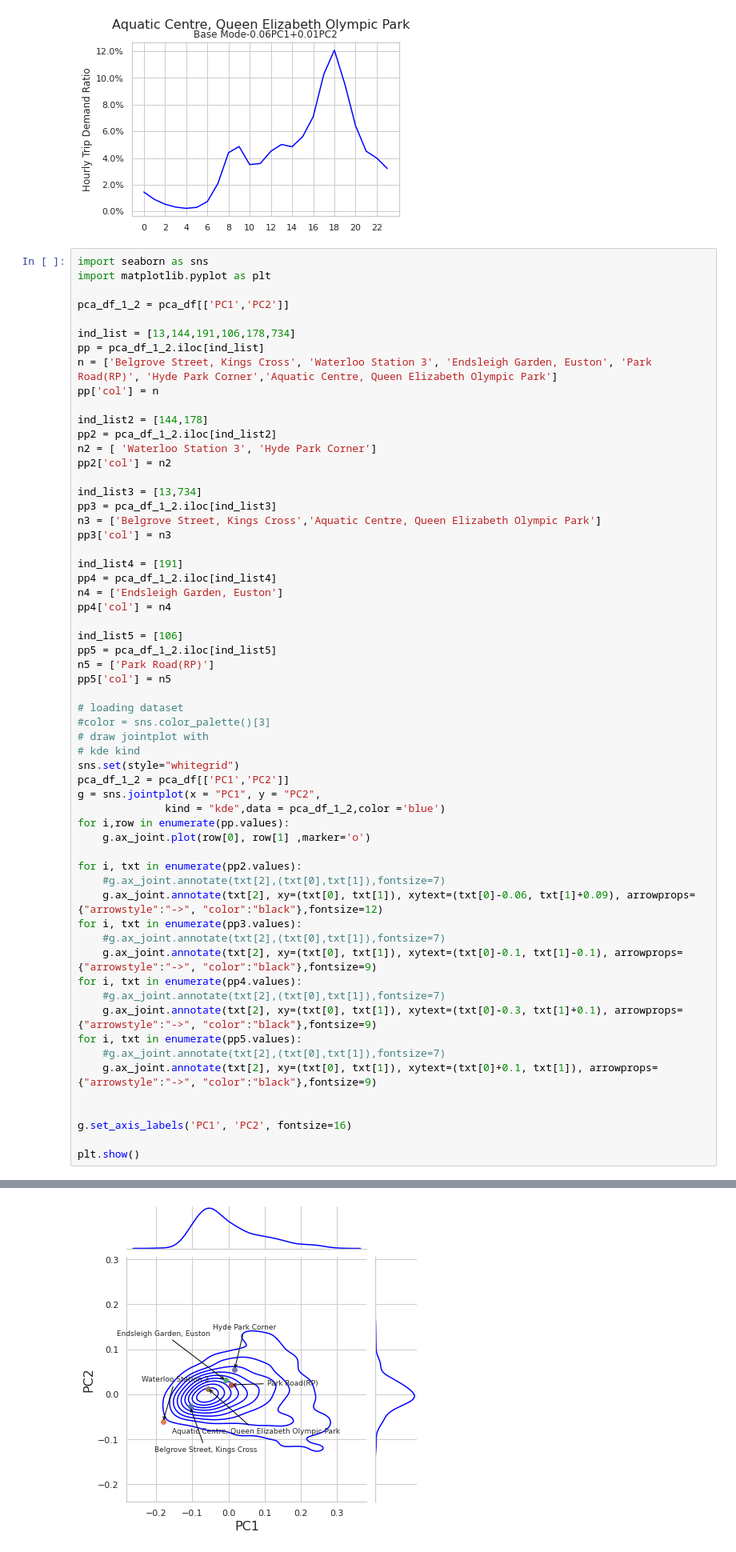
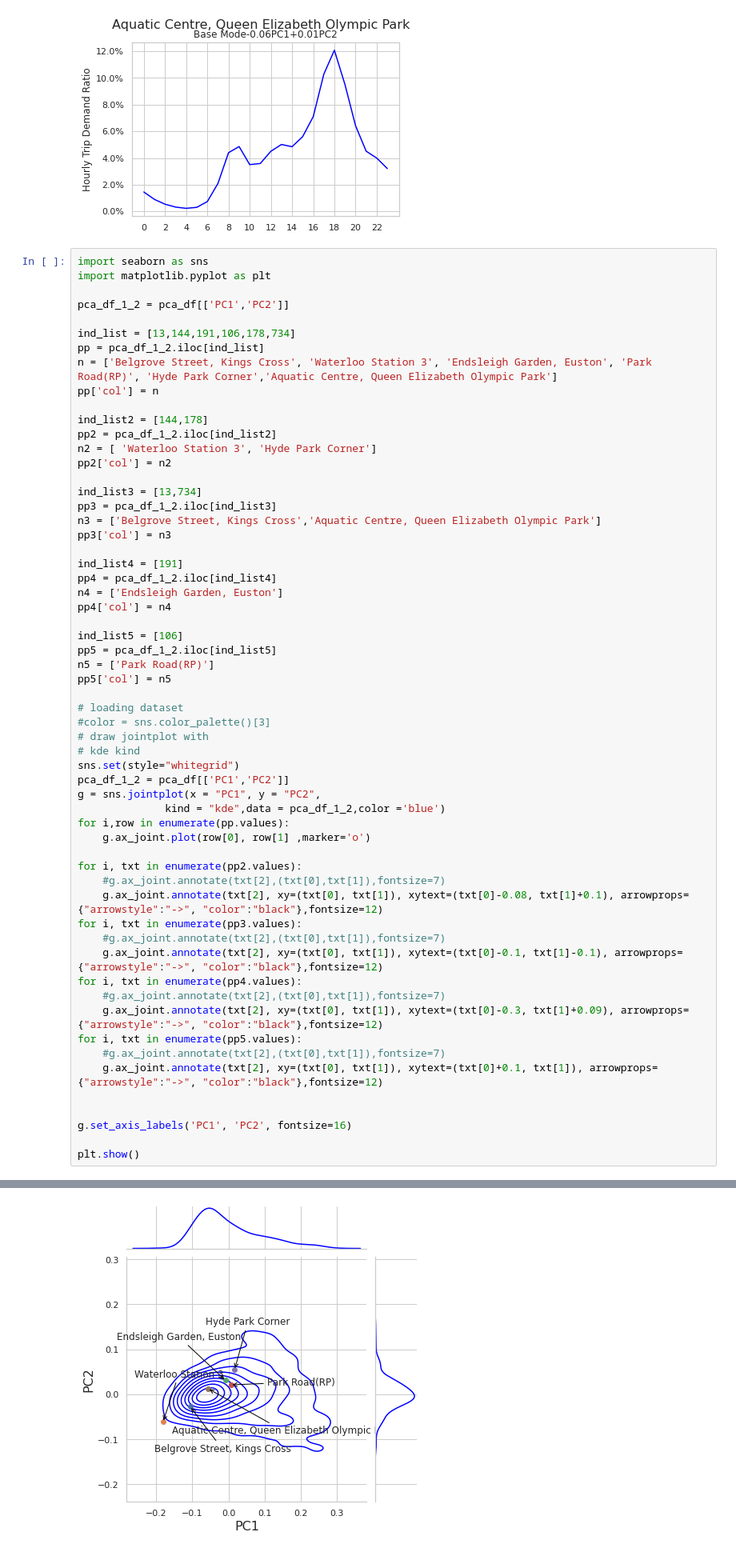
Before and after one commit to ucfnmxu/diss_code, a Jupyter notebook: before-data.ipynb, the cells around one changed output, grey strips where cells are left out. Shown at 80% size. Cells and saved outputs as stored; diff of their text form.

```diff
--- a/before-data.ipynb
+++ b/before-data.ipynb
@@ -2829,35 +2829,35 @@ pp5['col'] = n5
 # loading dataset
 #color = sns.color_palette()[3]
 # draw jointplot with
 # kde kind
 sns.set(style="whitegrid")
 pca_df_1_2 = pca_df[['PC1','PC2']]
 g = sns.jointplot(x = "PC1", y = "PC2",
               kind = "kde",data = pca_df_1_2,color ='blue')
 for i,row in enumerate(pp.values):
     g.ax_joint.plot(row[0], row[1] ,marker='o')
 
 for i, txt in enumerate(pp2.values):
     #g.ax_joint.annotate(txt[2],(txt[0],txt[1]),fontsize=7)
-    g.ax_joint.annotate(txt[2], xy=(txt[0], txt[1]), xytext=(txt[0]-0.06, txt[1]+0.09), arrowprops={"arrowstyle":"->", "color":"black"},fontsize=12)
+    g.ax_joint.annotate(txt[2], xy=(txt[0], txt[1]), xytext=(txt[0]-0.08, txt[1]+0.1), arrowprops={"arrowstyle":"->", "color":"black"},fontsize=12)
 for i, txt in enumerate(pp3.values):
     #g.ax_joint.annotate(txt[2],(txt[0],txt[1]),fontsize=7)
-    g.ax_joint.annotate(txt[2], xy=(txt[0], txt[1]), xytext=(txt[0]-0.1, txt[1]-0.1), arrowprops={"arrowstyle":"->", "color":"black"},fontsize=9)
+    g.ax_joint.annotate(txt[2], xy=(txt[0], txt[1]), xytext=(txt[0]-0.1, txt[1]-0.1), arrowprops={"arrowstyle":"->", "color":"black"},fontsize=12)
 for i, txt in enumerate(pp4.values):
     #g.ax_joint.annotate(txt[2],(txt[0],txt[1]),fontsize=7)
-    g.ax_joint.annotate(txt[2], xy=(txt[0], txt[1]), xytext=(txt[0]-0.3, txt[1]+0.1), arrowprops={"arrowstyle":"->", "color":"black"},fontsize=9)
+    g.ax_joint.annotate(txt[2], xy=(txt[0], txt[1]), xytext=(txt[0]-0.3, txt[1]+0.09), arrowprops={"arrowstyle":"->", "color":"black"},fontsize=12)
 for i, txt in enumerate(pp5.values):
     #g.ax_joint.annotate(txt[2],(txt[0],txt[1]),fontsize=7)
-    g.ax_joint.annotate(txt[2], xy=(txt[0], txt[1]), xytext=(txt[0]+0.1, txt[1]), arrowprops={"arrowstyle":"->", "color":"black"},fontsize=9)
+    g.ax_joint.annotate(txt[2], xy=(txt[0], txt[1]), xytext=(txt[0]+0.1, txt[1]), arrowprops={"arrowstyle":"->", "color":"black"},fontsize=12)
 
 
 g.set_axis_labels('PC1', 'PC2', fontsize=16)
 
 plt.show()
 # %% [output]
 A value is trying to be set on a copy of a slice from a DataFrame.
 Try using .loc[row_indexer,col_indexer] = value instead
 
 See the caveats in the documentation: https://pandas.pydata.org/pandas-docs/stable/user_guide/indexing.html#returning-a-view-versus-a-copy
   self._set_item(key, value)
-[figure, old version]
+[figure, new version]
```
